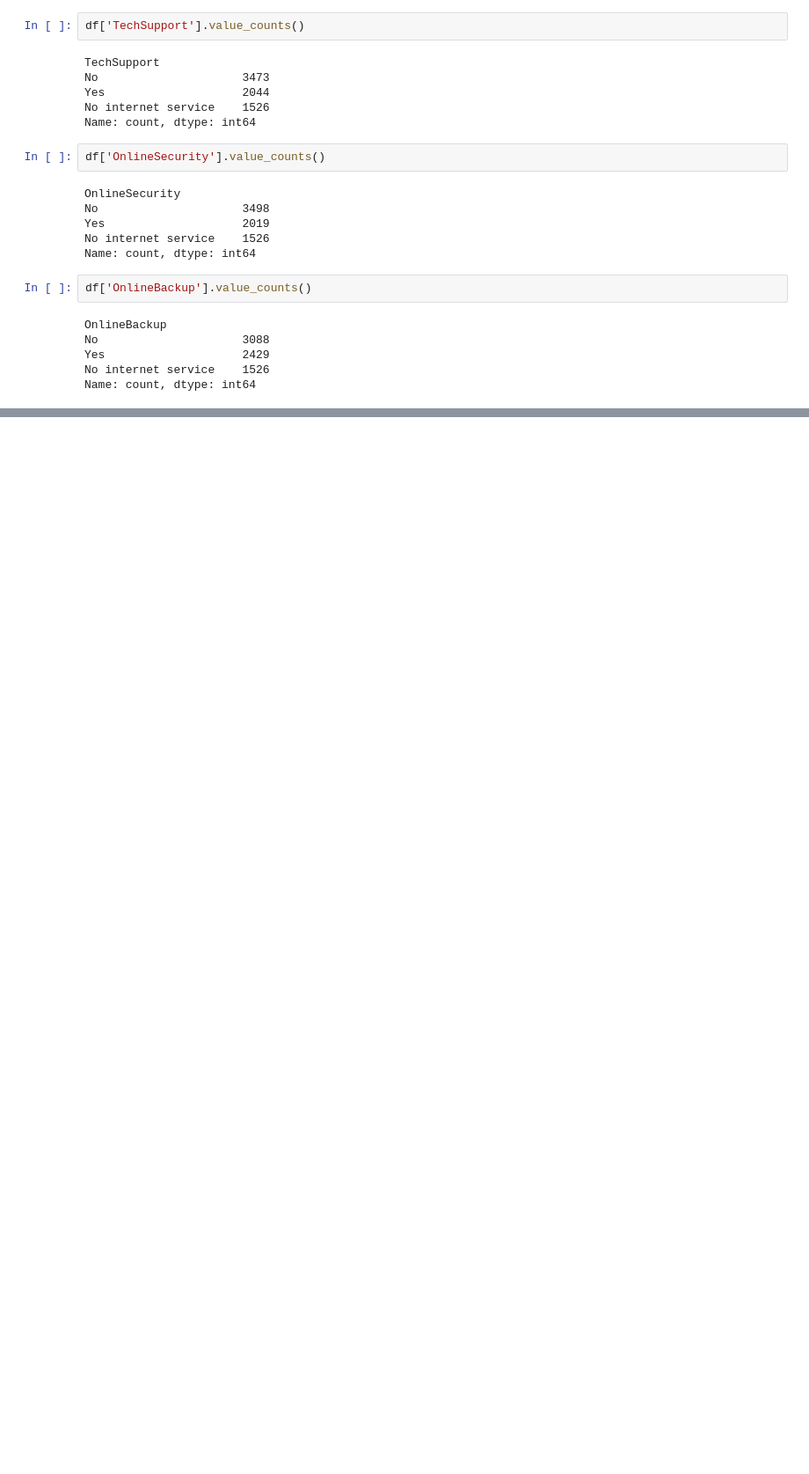
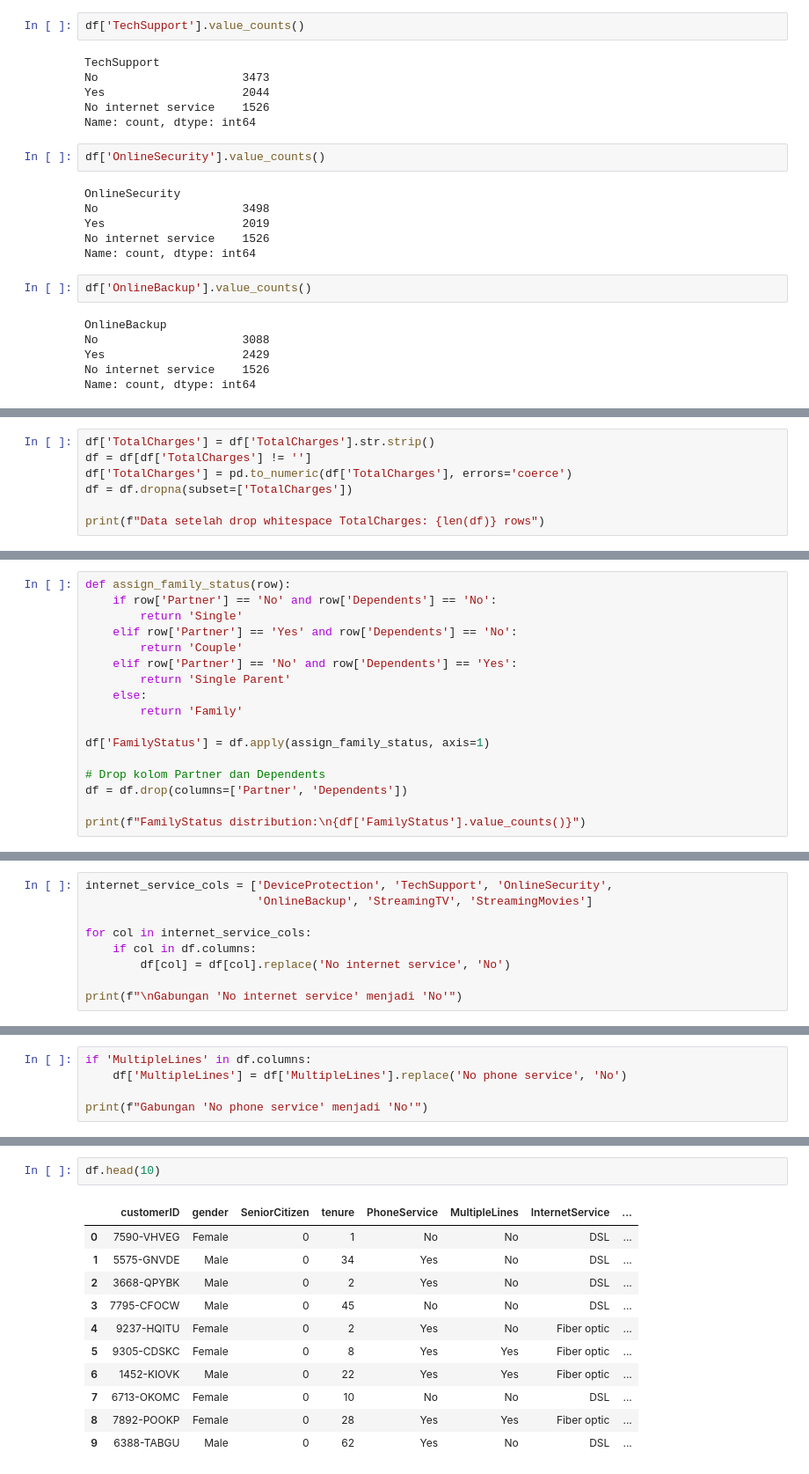
Before and after one commit to DualSynapse/customer-curn-prediction-asistant-api, a Jupyter notebook: notebooks/eda/eda_pre-processing.ipynb, the cells around one changed output, grey strips where cells are left out. Shown at 88% size. Drawn from its saved outputs; the diff is of its cells as text; blank space fills up the shorter version.

Commit message:
add: Eda Data set for training

```diff
--- a/notebooks/eda/eda_pre-processing.ipynb
+++ b/notebooks/eda/eda_pre-processing.ipynb
@@ -624,0 +713,7 @@ print(f'{len(support_filterd)}')
+# %%
+df['TotalCharges'] = df['TotalCharges'].str.strip()
+df = df[df['TotalCharges'] != '']
+df['TotalCharges'] = pd.to_numeric(df['TotalCharges'], errors='coerce')
+df = df.dropna(subset=['TotalCharges'])
+
+print(f"Data setelah drop whitespace TotalCharges: {len(df)} rows")
@@ -624,0 +724,17 @@ print(f'{len(support_filterd)}')
+# %%
+def assign_family_status(row):
+    if row['Partner'] == 'No' and row['Dependents'] == 'No':
+        return 'Single'
+    elif row['Partner'] == 'Yes' and row['Dependents'] == 'No':
+        return 'Couple'
+    elif row['Partner'] == 'No' and row['Dependents'] == 'Yes':
+        return 'Single Parent'
+    else:
+        return 'Family'
+
+df['FamilyStatus'] = df.apply(assign_family_status, axis=1)
+
+# Drop kolom Partner dan Dependents
+df = df.drop(columns=['Partner', 'Dependents'])
+
+print(f"FamilyStatus distribution:\n{df['FamilyStatus'].value_counts()}")
@@ -624,0 +751,9 @@ print(f'{len(support_filterd)}')
+# %%
+internet_service_cols = ['DeviceProtection', 'TechSupport', 'OnlineSecurity',
+                         'OnlineBackup', 'StreamingTV', 'StreamingMovies']
+
+for col in internet_service_cols:
+    if col in df.columns:
+        df[col] = df[col].replace('No internet service', 'No')
+
+print(f"\nGabungan 'No internet service' menjadi 'No'")
@@ -624,0 +764,5 @@ print(f'{len(support_filterd)}')
+# %%
+if 'MultipleLines' in df.columns:
+    df['MultipleLines'] = df['MultipleLines'].replace('No phone service', 'No')
+
+print(f"Gabungan 'No phone service' menjadi 'No'")
@@ -624,0 +792,14 @@ print(f'{len(support_filterd)}')
+# %%
+df.head(10)
+# %% [output]
+|  | customerID | gender | SeniorCitizen | tenure | PhoneService | MultipleLines | InternetService | ... |
+| 0 | 7590-VHVEG | Female | 0 | 1 | No | No | DSL | ... |
+| 1 | 5575-GNVDE | Male | 0 | 34 | Yes | No | DSL | ... |
+| 2 | 3668-QPYBK | Male | 0 | 2 | Yes | No | DSL | ... |
+| 3 | 7795-CFOCW | Male | 0 | 45 | No | No | DSL | ... |
+| 4 | 9237-HQITU | Female | 0 | 2 | Yes | No | Fiber optic | ... |
+| 5 | 9305-CDSKC | Female | 0 | 8 | Yes | Yes | Fiber optic | ... |
+| 6 | 1452-KIOVK | Male | 0 | 22 | Yes | Yes | Fiber optic | ... |
+| 7 | 6713-OKOMC | Female | 0 | 10 | No | No | DSL | ... |
+| 8 | 7892-POOKP | Female | 0 | 28 | Yes | Yes | Fiber optic | ... |
+| 9 | 6388-TABGU | Male | 0 | 62 | Yes | No | DSL | ... |
```
Also changed, not shown: parts of 27 cells of this notebook, 1 other file.
